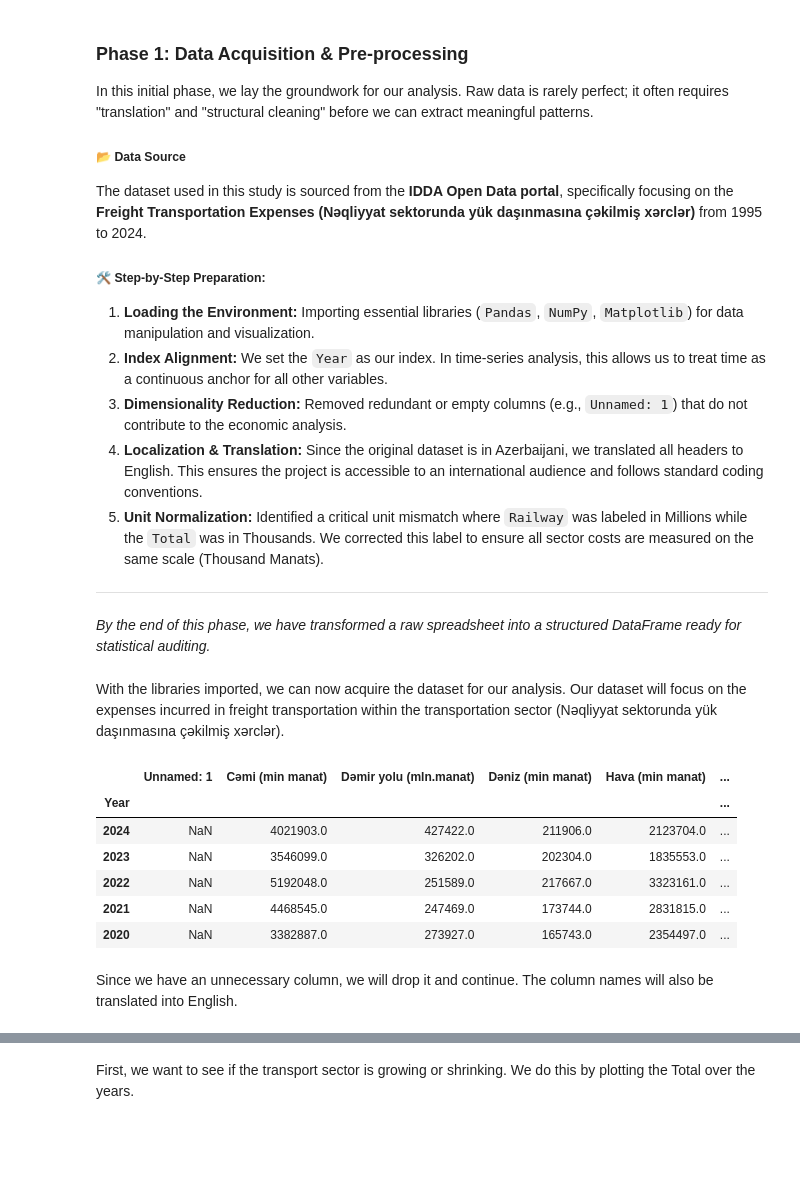
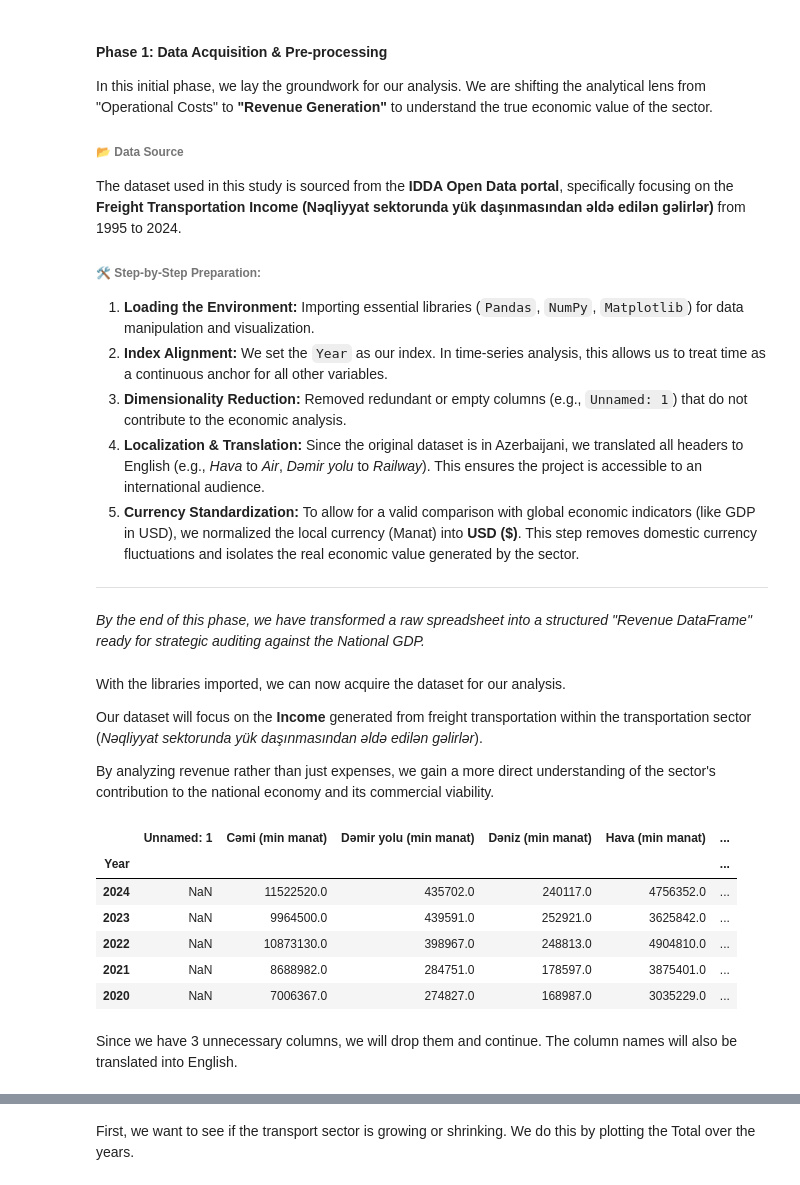
Before and after one commit to Faig-TYBV/holbertonschool-dataset_competition, a Jupyter notebook: Analysis.ipynb, the cells around one changed output, grey strips where cells are left out. Cells and saved outputs as stored; diff of their text form; code cells hidden in the pictures; blank space fills up the shorter version.

```diff
--- a/Analysis.ipynb
+++ b/Analysis.ipynb
@@ -1,39 +1,42 @@
 # %% [markdown]
-### Phase 1: Data Acquisition & Pre-processing
+#### Phase 1: Data Acquisition & Pre-processing
 
-In this initial phase, we lay the groundwork for our analysis. Raw data is rarely perfect; it often requires "translation" and "structural cleaning" before we can extract meaningful patterns.
+In this initial phase, we lay the groundwork for our analysis. We are shifting the analytical lens from "Operational Costs" to **"Revenue Generation"** to understand the true economic value of the sector.
 
-##### 📂 Data Source
-The dataset used in this study is sourced from the **IDDA Open Data portal**, specifically focusing on the **Freight Transportation Expenses (Nəqliyyat sektorunda yük daşınmasına çəkilmiş xərclər)** from 1995 to 2024.
+###### 📂 Data Source
+The dataset used in this study is sourced from the **IDDA Open Data portal**, specifically focusing on the **Freight Transportation Income (Nəqliyyat sektorunda yük daşınmasından əldə edilən gəlirlər)** from 1995 to 2024.
 
-##### 🛠️ Step-by-Step Preparation:
+###### 🛠️ Step-by-Step Preparation:
 1. **Loading the Environment:** Importing essential libraries (`Pandas`, `NumPy`, `Matplotlib`) for data manipulation and visualization.
 2. **Index Alignment:** We set the `Year` as our index. In time-series analysis, this allows us to treat time as a continuous anchor for all other variables.
 3. **Dimensionality Reduction:** Removed redundant or empty columns (e.g., `Unnamed: 1`) that do not contribute to the economic analysis.
-4. **Localization & Translation:** Since the original dataset is in Azerbaijani, we translated all headers to English. This ensures the project is accessible to an international audience and follows standard coding conventions.
-5. **Unit Normalization:** Identified a critical unit mismatch where `Railway` was labeled in Millions while the `Total` was in Thousands. We corrected this label to ensure all sector costs are measured on the same scale (Thousand Manats).
+4. **Localization & Translation:** Since the original dataset is in Azerbaijani, we translated all headers to English (e.g., *Hava* to *Air*, *Dəmir yolu* to *Railway*). This ensures the project is accessible to an international audience.
+5. **Currency Standardization:** To allow for a valid comparison with global economic indicators (like GDP in USD), we normalized the local currency (Manat) into **USD ($)**. This step removes domestic currency fluctuations and isolates the real economic value generated by the sector.
 
 ---
-*By the end of this phase, we have transformed a raw spreadsheet into a structured DataFrame ready for statistical auditing.*
+*By the end of this phase, we have transformed a raw spreadsheet into a structured "Revenue DataFrame" ready for strategic auditing against the National GDP.*
 # %%
 import pandas as pd
 import numpy as np
 import matplotlib.pyplot as plt
 # %% [markdown]
 With the libraries imported, we can now acquire the dataset for our analysis.
-Our dataset will focus on the expenses incurred in freight transportation within the transportation sector (Nəqliyyat sektorunda yük daşınmasına çəkilmiş xərclər).
+
+Our dataset will focus on the **Income** generated from freight transportation within the transportation sector (*Nəqliyyat sektorunda yük daşınmasından əldə edilən gəlirlər*).
+
+By analyzing revenue rather than just expenses, we gain a more direct understanding of the sector's contribution to the national economy and its commercial viability.
 # %%
-my_dataset = pd.read_csv('my_dataset.csv')
+my_dataset = pd.read_csv('income.csv')
 my_dataset.set_index("Year", inplace=True)
 my_dataset.head()
 # %% [output]
-|  | Unnamed: 1 | Cəmi (min manat) | Dəmir yolu (mln.manat) | Dəniz (min manat) | Hava (min manat) | ... |
+|  | Unnamed: 1 | Cəmi (min manat) | Dəmir yolu (min manat) | Dəniz (min manat) | Hava (min manat) | ... |
 | Year |  |  |  |  |  | ... |
-| 2024 | NaN | 4021903.0 | 427422.0 | 211906.0 | 2123704.0 | ... |
-| 2023 | NaN | 3546099.0 | 326202.0 | 202304.0 | 1835553.0 | ... |
-| 2022 | NaN | 5192048.0 | 251589.0 | 217667.0 | 3323161.0 | ... |
-| 2021 | NaN | 4468545.0 | 247469.0 | 173744.0 | 2831815.0 | ... |
-| 2020 | NaN | 3382887.0 | 273927.0 | 165743.0 | 2354497.0 | ... |
+| 2024 | NaN | 11522520.0 | 435702.0 | 240117.0 | 4756352.0 | ... |
+| 2023 | NaN | 9964500.0 | 439591.0 | 252921.0 | 3625842.0 | ... |
+| 2022 | NaN | 10873130.0 | 398967.0 | 248813.0 | 4904810.0 | ... |
+| 2021 | NaN | 8688982.0 | 284751.0 | 178597.0 | 3875401.0 | ... |
+| 2020 | NaN | 7006367.0 | 274827.0 | 168987.0 | 3035229.0 | ... |
 # %% [markdown]
-Since we have an unnecessary column, we will drop it and continue. The column names will also be translated into English.
+Since we have 3 unnecessary columns, we will drop them and continue. The column names will also be translated into English.
 # %%
```
Also changed, not shown: parts of 14 cells of this notebook, 3 other files.
